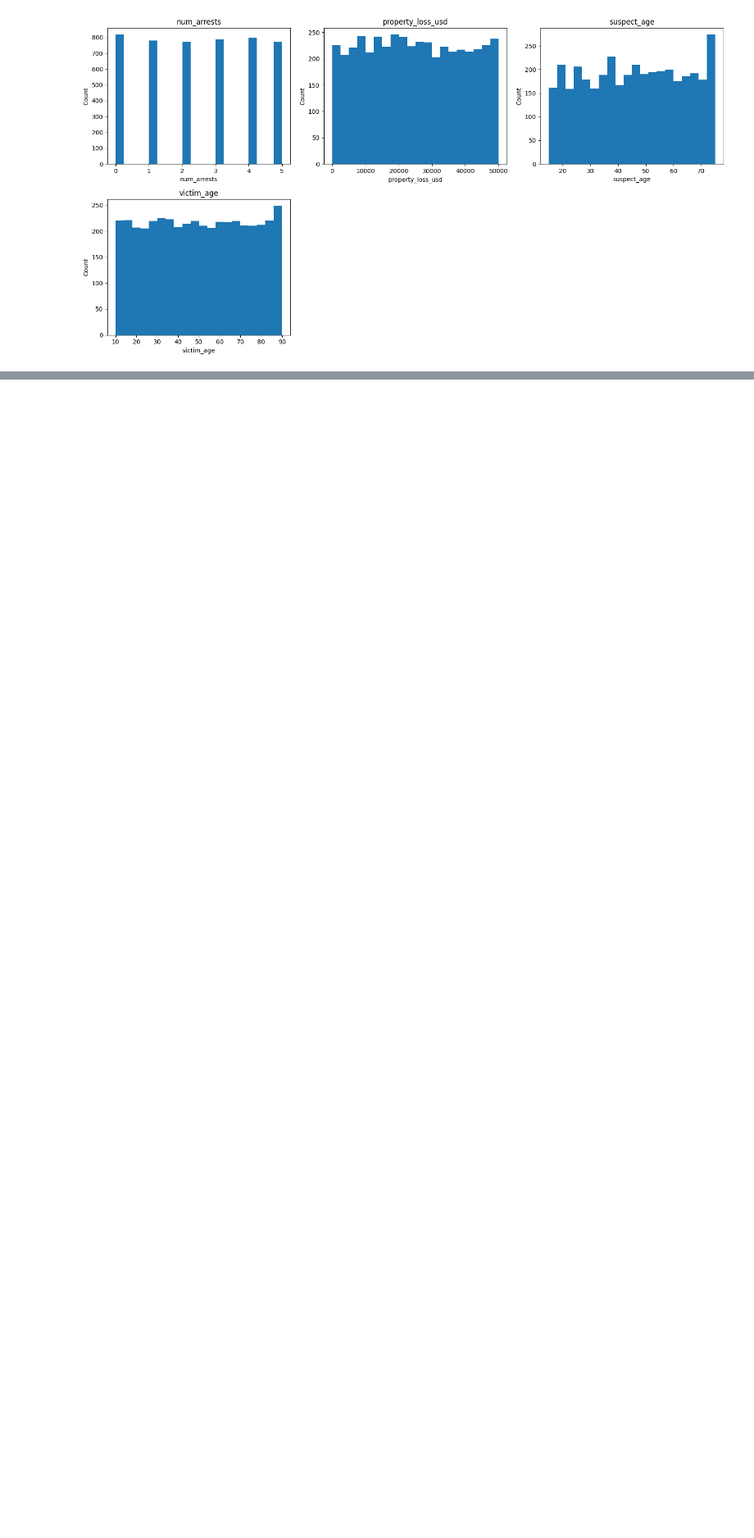
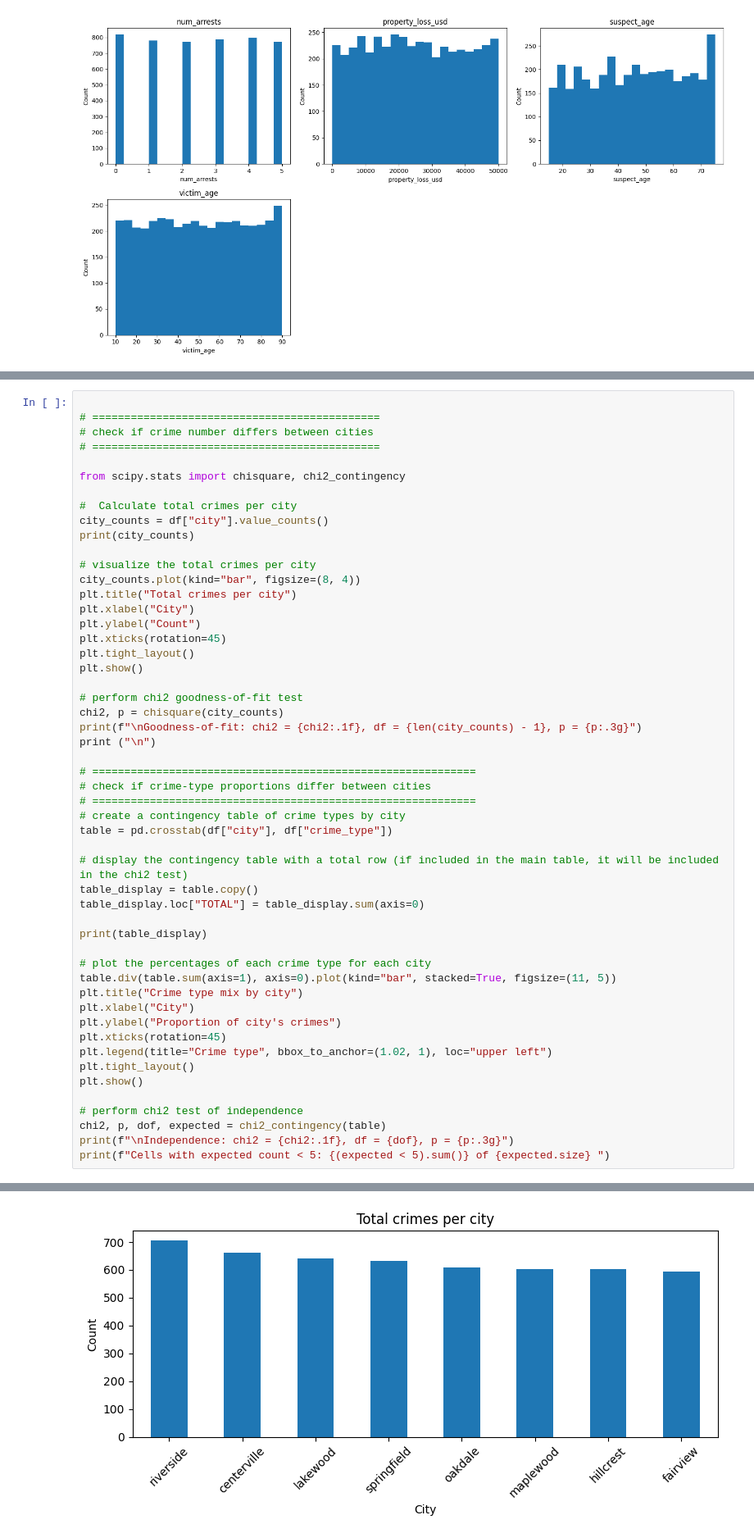
Before and after one commit to Lauripi/Coding_Skills, a Jupyter notebook: 4. Crimes_cleaning_data_IN-PREPARATION.ipynb, the cells around one changed output, grey strips where cells are left out. Shown at 82% size. Drawn from its saved outputs; the diff is of its cells as text; blank space fills up the shorter version.

Commit message:
Update crime data analysis

```diff
--- a/4. Crimes_cleaning_data_IN-PREPARATION.ipynb
+++ b/4. Crimes_cleaning_data_IN-PREPARATION.ipynb
@@ -784,0 +668,53 @@ Degrees of freedom: 27
+# %%
+
+# =============================================
+# check if crime number differs between cities
+# =============================================
+
+from scipy.stats import chisquare, chi2_contingency
+
+#  Calculate total crimes per city
+city_counts = df["city"].value_counts()
+print(city_counts)
+
+# visualize the total crimes per city
+city_counts.plot(kind="bar", figsize=(8, 4))
+plt.title("Total crimes per city")
+plt.xlabel("City")
+plt.ylabel("Count")
+plt.xticks(rotation=45)
+plt.tight_layout()
+plt.show()
+
+# perform chi2 goodness-of-fit test
+chi2, p = chisquare(city_counts)
+print(f"\nGoodness-of-fit: chi2 = {chi2:.1f}, df = {len(city_counts) - 1}, p = {p:.3g}")
+print ("\n")
+
+# ============================================================
+# check if crime-type proportions differ between cities
+# ============================================================
+# create a contingency table of crime types by city
+table = pd.crosstab(df["city"], df["crime_type"])
+
+# display the contingency table with a total row (if included in the main table, it will be included in the chi2 test)
+table_display = table.copy()
+table_display.loc["TOTAL"] = table_display.sum(axis=0)
+
+print(table_display)
+
+# plot the percentages of each crime type for each city
+table.div(table.sum(axis=1), axis=0).plot(kind="bar", stacked=True, figsize=(11, 5))
+plt.title("Crime type mix by city")
+plt.xlabel("City")
+plt.ylabel("Proportion of city's crimes")
+plt.xticks(rotation=45)
+plt.legend(title="Crime type", bbox_to_anchor=(1.02, 1), loc="upper left")
+plt.tight_layout()
+plt.show()
+
+# perform chi2 test of independence
+chi2, p, dof, expected = chi2_contingency(table)
+print(f"\nIndependence: chi2 = {chi2:.1f}, df = {dof}, p = {p:.3g}")
+print(f"Cells with expected count < 5: {(expected < 5).sum()} of {expected.size} ")
+# %% [output]
@@ -784,0 +731 @@ Degrees of freedom: 27
+[figure, added]
```
Also changed, not shown: parts of 3 cells of this notebook, 3 other files.
